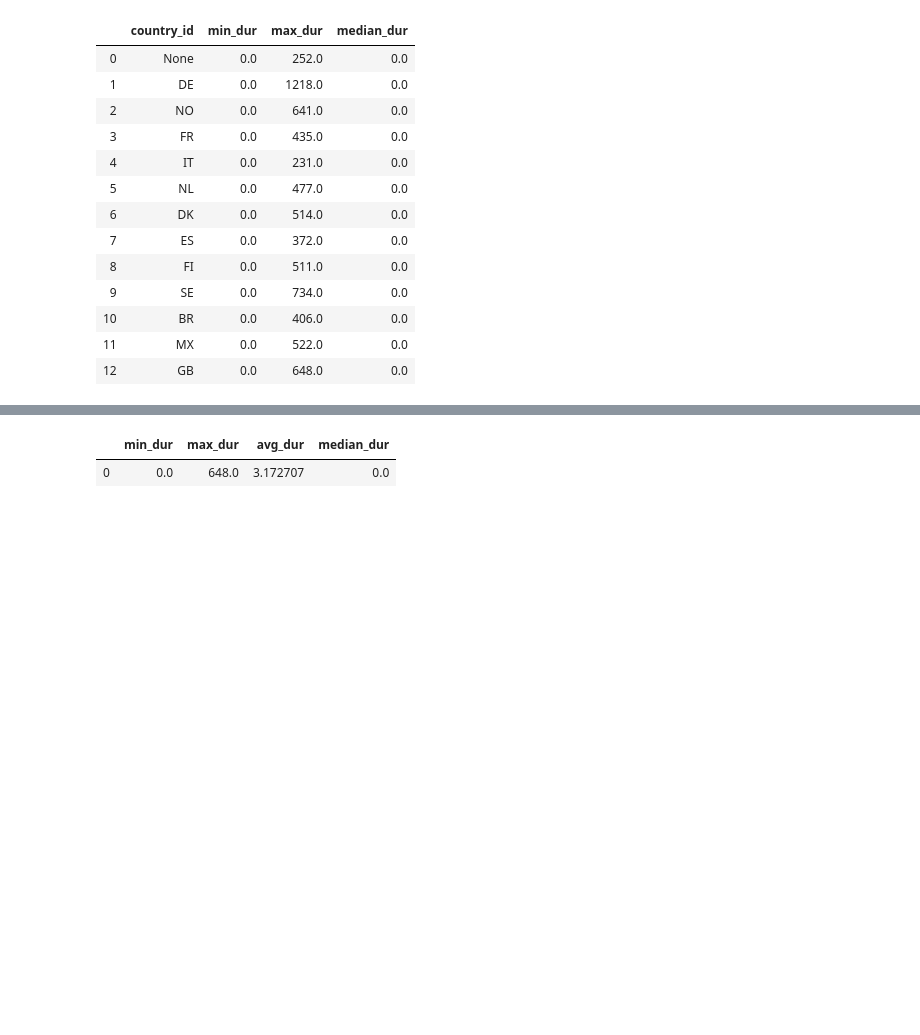
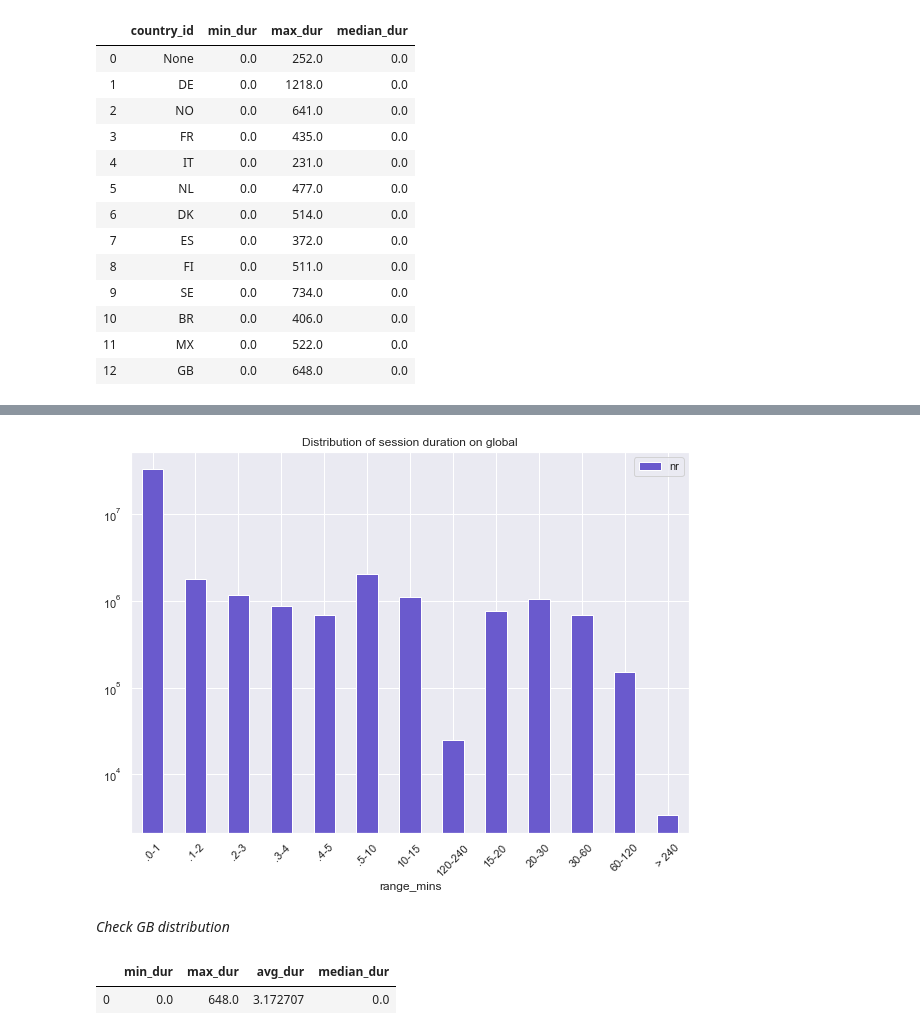
Before and after one commit to TrangTranNgoc/PrMarketingAttribution, a Jupyter notebook: exploration/GoogleAnalyticExploration.ipynb, the cells around one changed output, grey strips where cells are left out. Drawn from its saved outputs; the diff is of its cells as text; code cells hidden in the pictures; blank space fills up the shorter version.

```diff
--- a/exploration/GoogleAnalyticExploration.ipynb
+++ b/exploration/GoogleAnalyticExploration.ipynb
@@ -386,3 +324,12 @@ So, check GB
+# %%
+sns.set(rc = {'figure.figsize':(10,7)})
+session_distribution.plot(kind = 'bar', x = 'range_mins', y = 'nr', color = 'slateblue', logy = True, rot = 45)
+plt.title('Distribution of session duration on global')
+plt.show()
+# %% [output]
+[figure, added]
+# %% [markdown]
+*Check GB distribution*
 # %%
 %%bigquery session_duration_GB
 WITH duration_session_GB AS(
```
Also changed, not shown: parts of 31 cells of this notebook.
